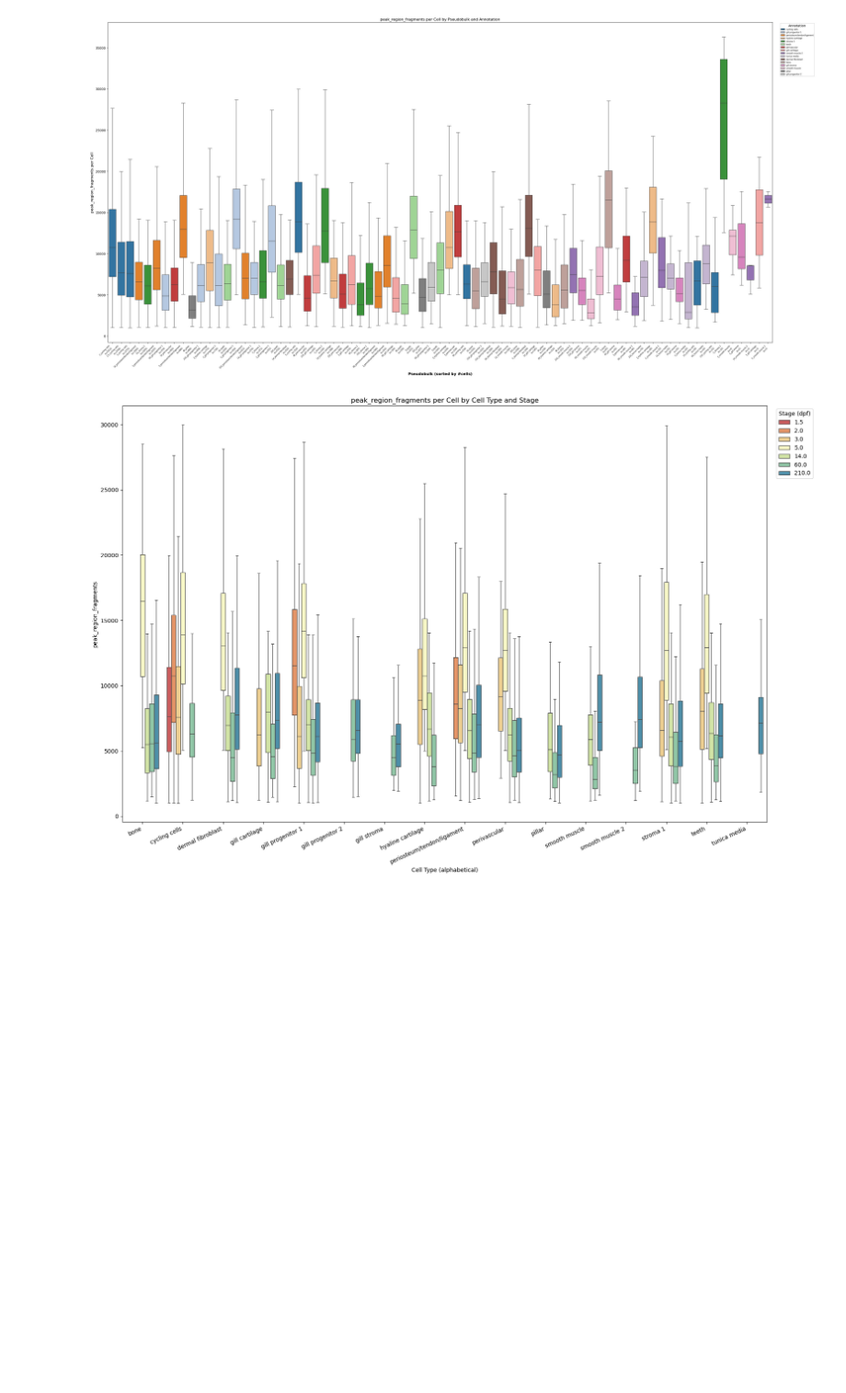
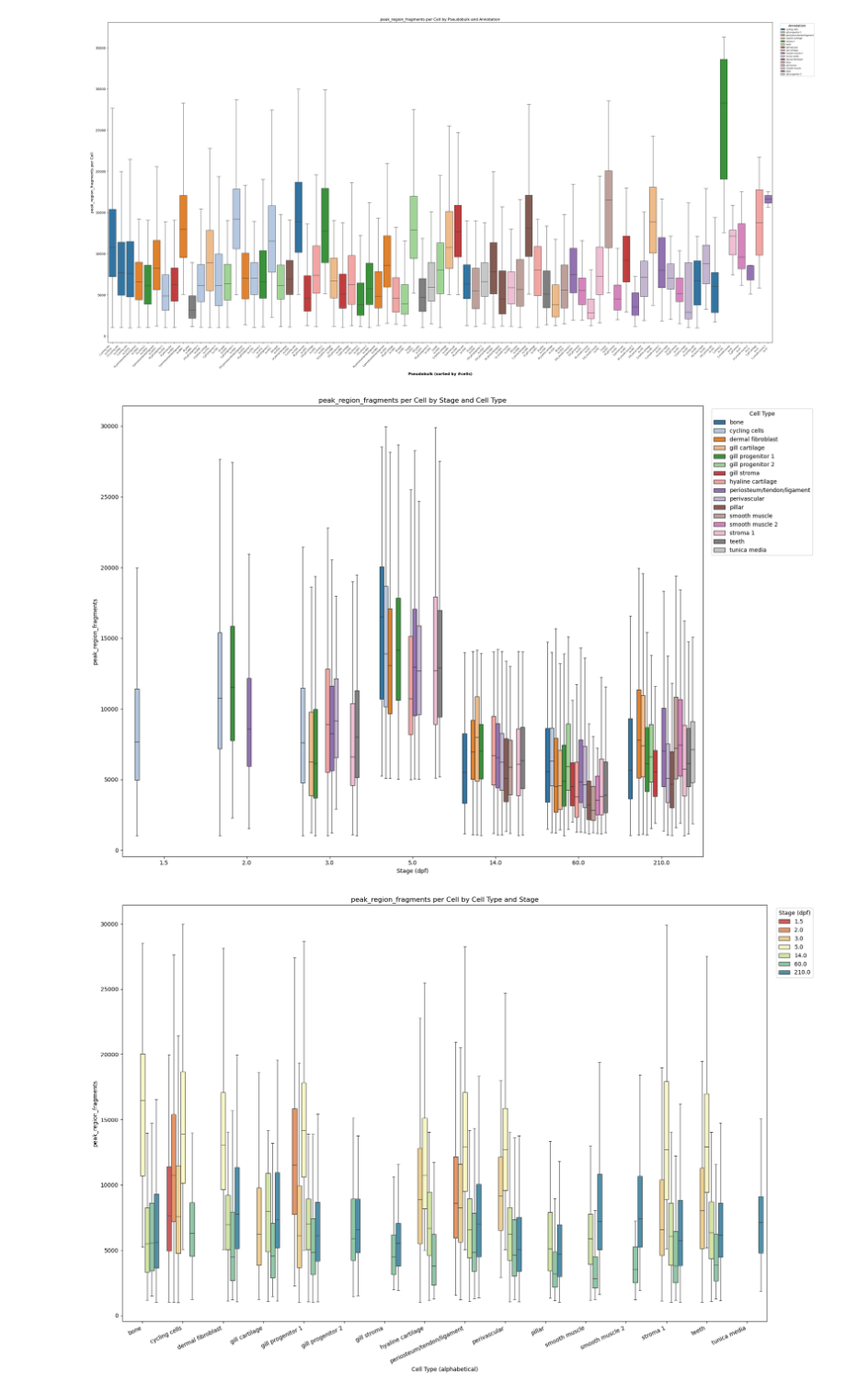
Before and after one commit to mourouzidou/zebrafish_development, a Jupyter notebook: notebooks/lifelong/prepare_ATAC_lifelong.ipynb, the cells around one changed output. Shown at 92% size. Saved outputs shown, nothing was run; the diff lists cells and outputs as text; code cells hidden in the pictures; blank space fills up the shorter version.

Commit message:
add per stage lifelong plots

```diff
--- a/notebooks/lifelong/prepare_ATAC_lifelong.ipynb
+++ b/notebooks/lifelong/prepare_ATAC_lifelong.ipynb
@@ -36,3 +110,7 @@ plot_pseudobulk_distributions(atac_cells_to_psd, count_col = 'peak_region_fragme
+# %%
+plot_reads_per_cell_by_celltype_and_stage(atac_cells_to_psd, count_col='peak_region_fragments', min_cells_per_group=75, group_by='stage')
+# %% [output]
+[figure, added]
 # %%
 plot_reads_per_cell_by_celltype_and_stage(atac_cells_to_psd, count_col='peak_region_fragments', min_cells_per_group=75)
 # %% [output]
```
Also changed, not shown: parts of 5 cells of this notebook, 2 other files.
